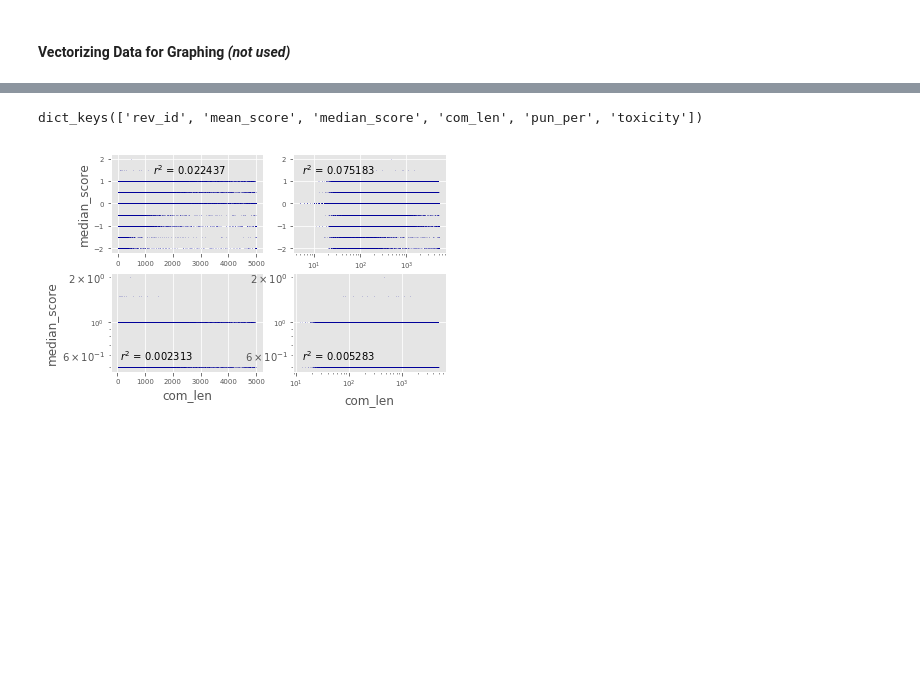
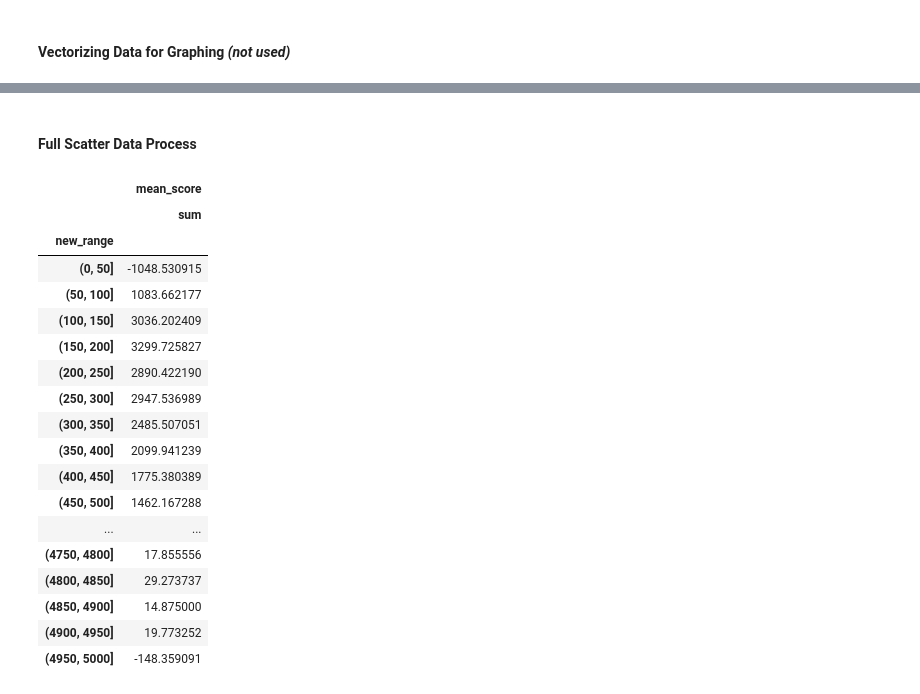
Before and after one commit to kimrharper/data_science_nltk, a Jupyter notebook: Language_Analysis.ipynb, the cells around one changed output, grey strips where cells are left out. Saved outputs shown, nothing was run; the diff lists cells and outputs as text; code cells hidden in the pictures; blank space fills up the shorter version.

```diff
--- a/Language_Analysis.ipynb
+++ b/Language_Analysis.ipynb
@@ -287,8 +296,0 @@ ex = FakeDataExplorer('commentoutput.csv')
-# %%
-ex.keys()
-# %% [output]
-dict_keys(['rev_id', 'mean_score', 'median_score', 'com_len', 'pun_per', 'toxicity'])
-# %%
-ex.scatter_plots("com_len","median_score")
-# %% [output]
-[figure, removed]
@@ -294,0 +301,36 @@ ex.scatter_plots("com_len","median_score")
+# %% [markdown]
+#### Full Scatter Data Process
+# %%
+scatterdata = commentdata.copy()
+scatterdata.drop(['ns','sample','split','toxicity','stemmed','comment','rev_id','pun_per','median_score'], axis=1, inplace=True)
+
+range_array = []
+for i in range(0,5050,50):
+    range_array.append(i)
+scatterdata['new_range'] = pd.cut(scatterdata['com_len'],bins=range_array)
+scatterdata = scatterdata.sort_values(by=['new_range'])
+
+scatterdata = scatterdata.groupby(['new_range']).agg(['sum'])
+scatterdata = scatterdata.drop(('com_len', 'sum'), axis=1)
+list(scatterdata)
+display(scatterdata)
+# %% [output]
+|  | mean_score |
+|  | sum |
+| new_range |  |
+| (0, 50] | -1048.530915 |
+| (50, 100] | 1083.662177 |
+| (100, 150] | 3036.202409 |
+| (150, 200] | 3299.725827 |
+| (200, 250] | 2890.422190 |
+| (250, 300] | 2947.536989 |
+| (300, 350] | 2485.507051 |
+| (350, 400] | 2099.941239 |
+| (400, 450] | 1775.380389 |
+| (450, 500] | 1462.167288 |
+| ... | ... |
+| (4750, 4800] | 17.855556 |
+| (4800, 4850] | 29.273737 |
+| (4850, 4900] | 14.875000 |
+| (4900, 4950] | 19.773252 |
+| (4950, 5000] | -148.359091 |
```
Also changed, not shown: parts of 12 cells of this notebook.
